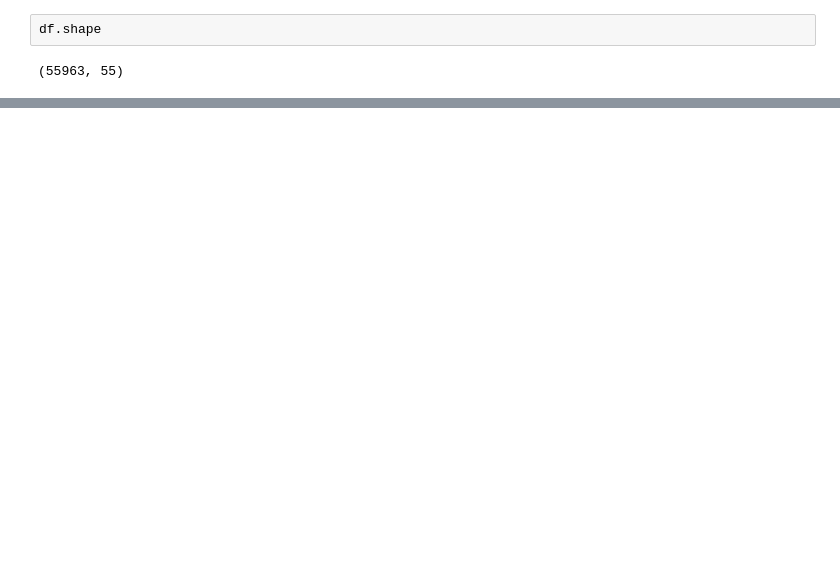
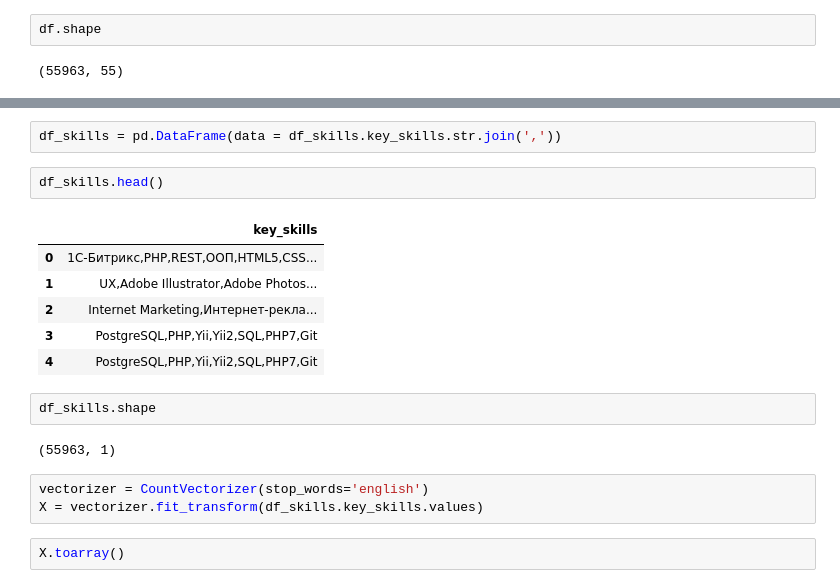
Before and after one commit to denissotnikov4/hh-ru-preprocessing, a Jupyter notebook: HHRU.ipynb, the cells around one changed output, grey strips where cells are left out. Saved outputs shown, nothing was run; the diff lists cells and outputs as text; blank space fills up the shorter version.

```diff
--- a/HHRU.ipynb
+++ b/HHRU.ipynb
@@ -544,0 +582,20 @@ df.shape
+# %%
+df_skills = pd.DataFrame(data = df_skills.key_skills.str.join(','))
+# %%
+df_skills.head()
+# %% [output]
+|  | key_skills |
+| 0 | 1С-Битрикс,PHP,REST,ООП,HTML5,CSS... |
+| 1 | UX,Adobe Illustrator,Adobe Photos... |
+| 2 | Internet Marketing,Интернет-рекла... |
+| 3 | PostgreSQL,PHP,Yii,Yii2,SQL,PHP7,Git |
+| 4 | PostgreSQL,PHP,Yii,Yii2,SQL,PHP7,Git |
+# %%
+df_skills.shape
+# %% [output]
+(55963, 1)
+# %%
+vectorizer = CountVectorizer(stop_words='english')
+X = vectorizer.fit_transform(df_skills.key_skills.values)
+# %%
+X.toarray()
```
Also changed, not shown: parts of 9 cells of this notebook.
